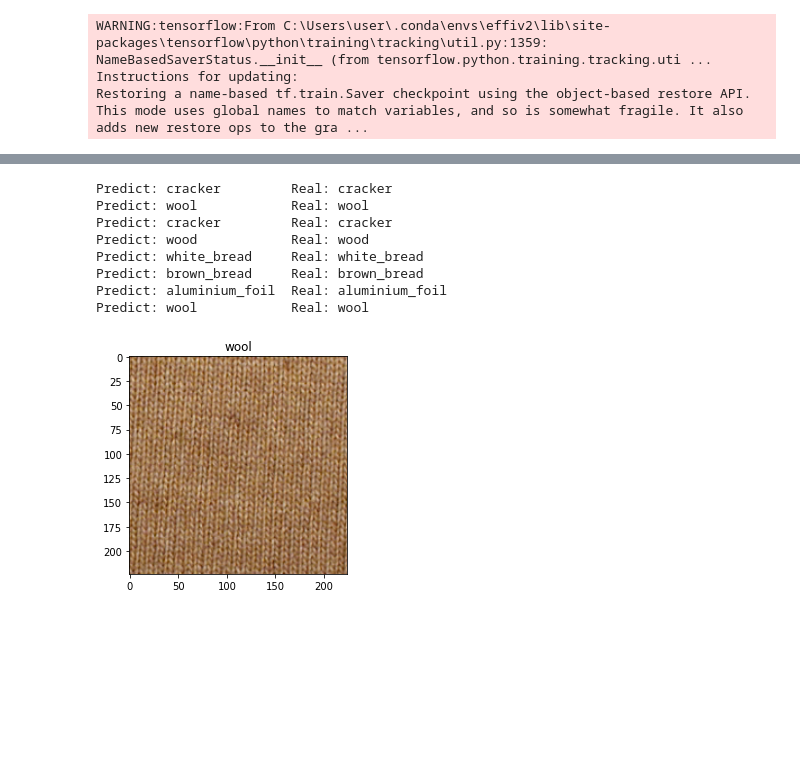
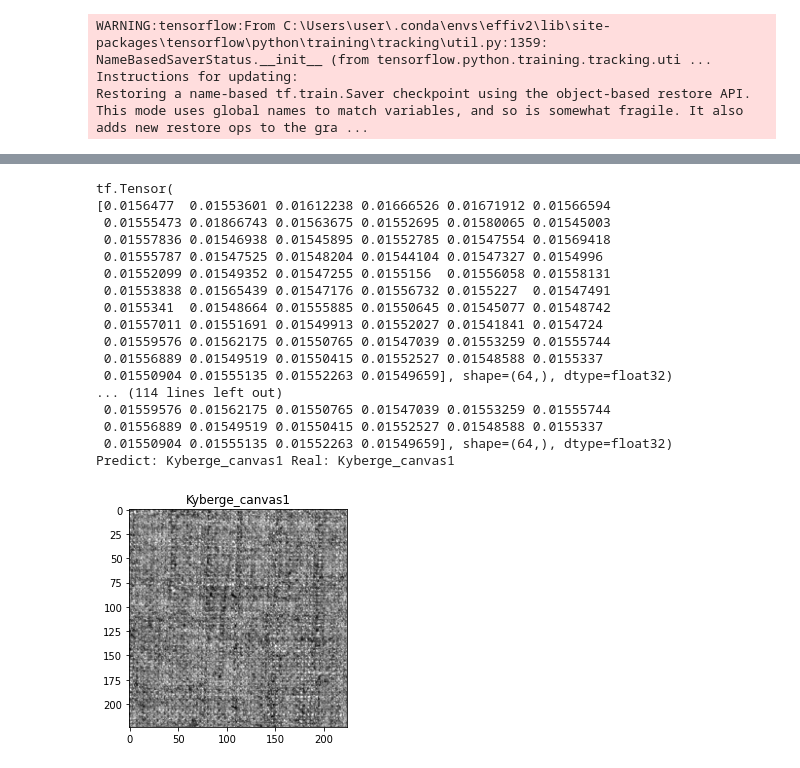
Before and after one commit to mindw96/EfficientNet_V2, a Jupyter notebook: EfficientNet_V2.ipynb, the cells around one changed output, grey strips where cells are left out. Saved outputs shown, nothing was run; the diff lists cells and outputs as text; code cells hidden in the pictures; blank space fills up the shorter version.

Commit message:
EfficientNet_V2 finetuning test

```diff
--- a/EfficientNet_V2.ipynb
+++ b/EfficientNet_V2.ipynb
@@ -61,7 +61,7 @@ model = tf.keras.models.Sequential([
     tf.keras.layers.InputLayer(input_shape=[224, 224, 3]),
     effnetv2_model.get_model('efficientnetv2-b3', include_top=False),
     tf.keras.layers.Dropout(rate=0.5),
-    tf.keras.layers.Dense(11, activation='softmax'),
+    tf.keras.layers.Dense(64, activation='softmax'),
 ])
 # %% [output]
 WARNING:tensorflow:From C:\Users\user\.conda\envs\effiv2\lib\site-packages\tensorflow\python\training\tracking\util.py:1359: NameBasedSaverStatus.__init__ (from tensorflow.python.training.tracking.uti ...
@@ -96,7 +96,7 @@ Epoch 5/5
 import keras
 
 img = keras.preprocessing.image.load_img(
-    './test_samples/cork.png', target_size=(img_height, img_width)
+    './test_samples/stone.jpg', target_size=(img_height, img_width)
 )
 img_array = keras.preprocessing.image.img_to_array(img)
 img_array = tf.expand_dims(img_array, 0)
@@ -119,16 +132,27 @@ sample = val_ds.take(1)
 # %%
 for sample_image, sample_label in val_ds.take(10):
     plt.imshow(sample_image[0].numpy().astype("uint8"))
     plt.title(class_names[np.argmax(sample_label[0])])
     pedict = model(sample_image)
+    score = tf.nn.softmax(prediction[0])
+    print(score)
     print('Predict: {:<15} Real: {:<15}'.format(class_names[np.argmax(pedict[0])], class_names[np.argmax(sample_label[0])]))
 # %% [output]
-Predict: cracker         Real: cracker
-Predict: wool            Real: wool
-Predict: cracker         Real: cracker
-Predict: wood            Real: wood
-Predict: white_bread     Real: white_bread
-Predict: brown_bread     Real: brown_bread
-Predict: aluminium_foil  Real: aluminium_foil
-Predict: wool            Real: wool
+tf.Tensor(
+[0.0156477  0.01553601 0.01612238 0.01666526 0.01671912 0.01566594
+ 0.01555473 0.01866743 0.01563675 0.01552695 0.01580065 0.01545003
+ 0.01557836 0.01546938 0.01545895 0.01552785 0.01547554 0.01569418
+ 0.01555787 0.01547525 0.01548204 0.01544104 0.01547327 0.0154996
+ 0.01552099 0.01549352 0.01547255 0.0155156  0.01556058 0.01558131
+ 0.01553838 0.01565439 0.01547176 0.01556732 0.0155227  0.01547491
+ 0.0155341  0.01548664 0.01555885 0.01550645 0.01545077 0.01548742
+ 0.01557011 0.01551691 0.01549913 0.01552027 0.01541841 0.0154724
+ 0.01559576 0.01562175 0.01550765 0.01547039 0.01553259 0.01555744
+ 0.01556889 0.01549519 0.01550415 0.01552527 0.01548588 0.0155337
+ 0.01550904 0.01555135 0.01552263 0.01549659], shape=(64,), dtype=float32)
+... (114 lines left out)
+ 0.01559576 0.01562175 0.01550765 0.01547039 0.01553259 0.01555744
+ 0.01556889 0.01549519 0.01550415 0.01552527 0.01548588 0.0155337
+ 0.01550904 0.01555135 0.01552263 0.01549659], shape=(64,), dtype=float32)
+Predict: Kyberge_canvas1 Real: Kyberge_canvas1
-[figure, old version]
+[figure, new version]
```
Also changed, not shown: parts of 6 cells of this notebook.
